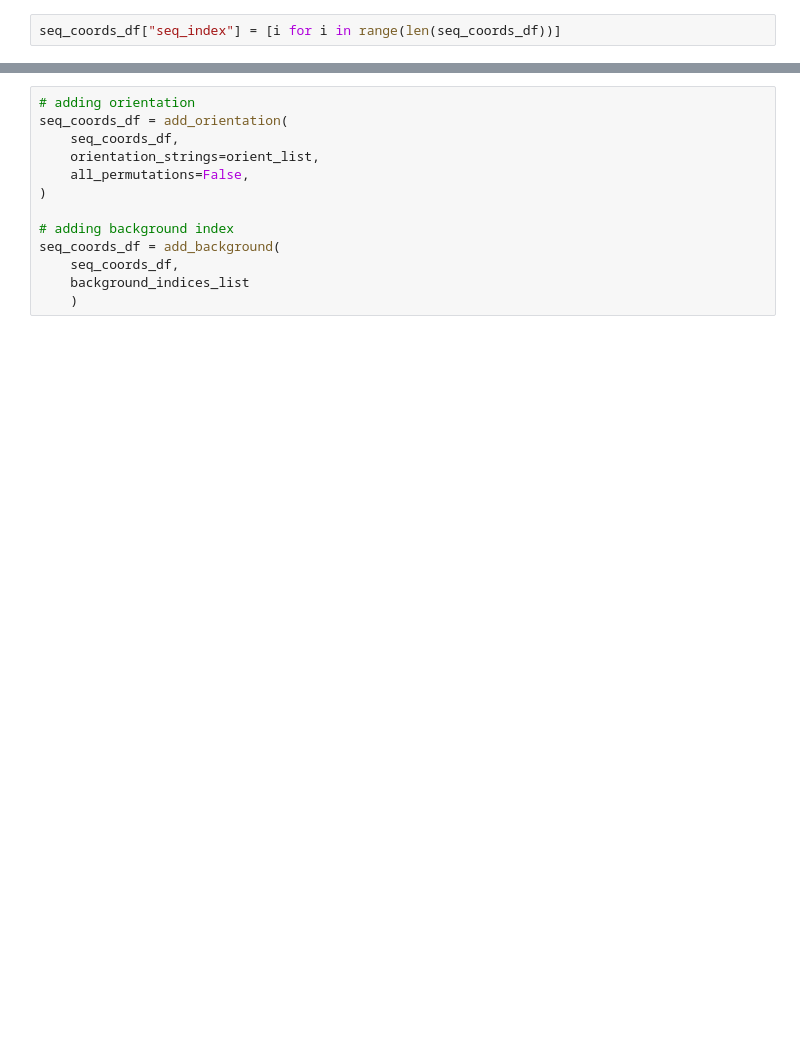
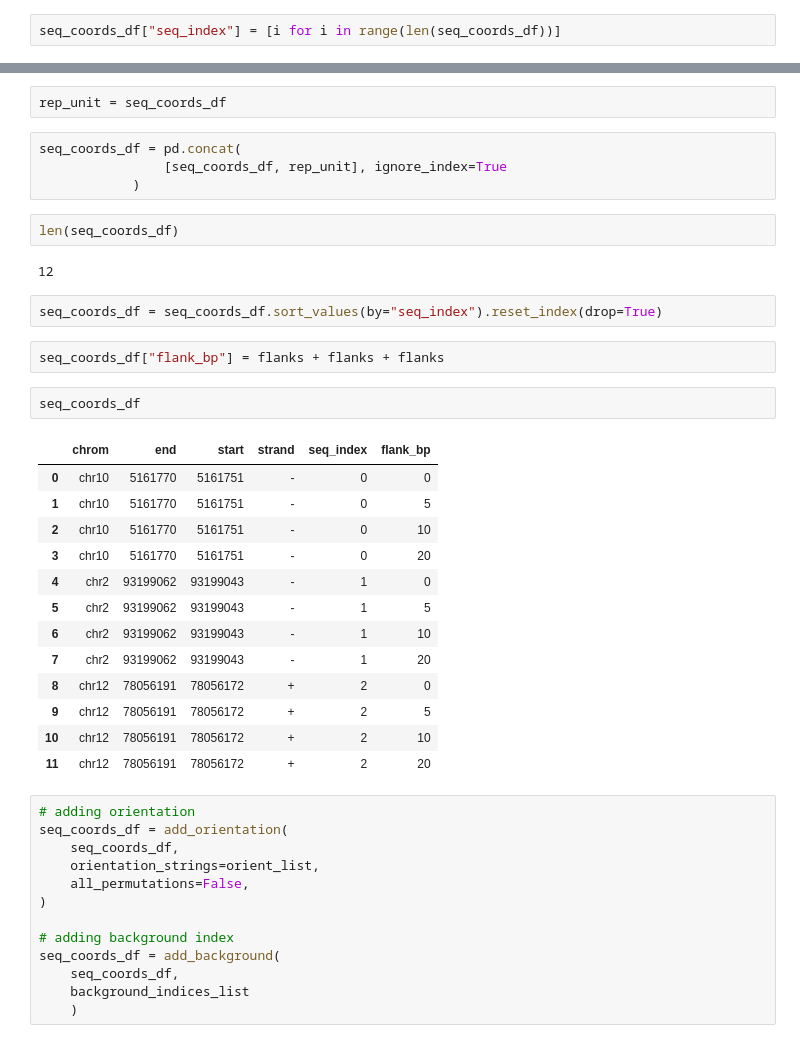
Before and after one commit to Fudenberg-Research-Group/akitaV2-analyses, a Jupyter notebook: experiments/virtual_insertion_flanks/analysis/single_grid_plotting.ipynb, the cells around one changed output, grey strips where cells are left out. Cells and saved outputs as stored; diff of their text form; blank space fills up the shorter version.

```diff
--- a/experiments/virtual_insertion_flanks/analysis/single_grid_plotting.ipynb
+++ b/experiments/virtual_insertion_flanks/analysis/single_grid_plotting.ipynb
@@ -134,4 +137,34 @@ background_indices_list = [0]
 flank_spacer_sum=90
+# %%
+rep_unit = seq_coords_df
+# %%
+seq_coords_df = pd.concat(
+                [seq_coords_df, rep_unit], ignore_index=True
+            )
+# %%
+len(seq_coords_df)
+# %% [output]
+12
+# %%
+seq_coords_df = seq_coords_df.sort_values(by="seq_index").reset_index(drop=True)
+# %%
+seq_coords_df["flank_bp"] = flanks + flanks + flanks
+# %%
+seq_coords_df
+# %% [output]
+|  | chrom | end | start | strand | seq_index | flank_bp |
+| 0 | chr10 | 5161770 | 5161751 | - | 0 | 0 |
+| 1 | chr10 | 5161770 | 5161751 | - | 0 | 5 |
+| 2 | chr10 | 5161770 | 5161751 | - | 0 | 10 |
+| 3 | chr10 | 5161770 | 5161751 | - | 0 | 20 |
+| 4 | chr2 | 93199062 | 93199043 | - | 1 | 0 |
+| 5 | chr2 | 93199062 | 93199043 | - | 1 | 5 |
+| 6 | chr2 | 93199062 | 93199043 | - | 1 | 10 |
+| 7 | chr2 | 93199062 | 93199043 | - | 1 | 20 |
+| 8 | chr12 | 78056191 | 78056172 | + | 2 | 0 |
+| 9 | chr12 | 78056191 | 78056172 | + | 2 | 5 |
+| 10 | chr12 | 78056191 | 78056172 | + | 2 | 10 |
+| 11 | chr12 | 78056191 | 78056172 | + | 2 | 20 |
 # %%
 # adding orientation
 seq_coords_df = add_orientation(
```
Also changed, not shown: parts of 16 cells of this notebook, 1 other file.
